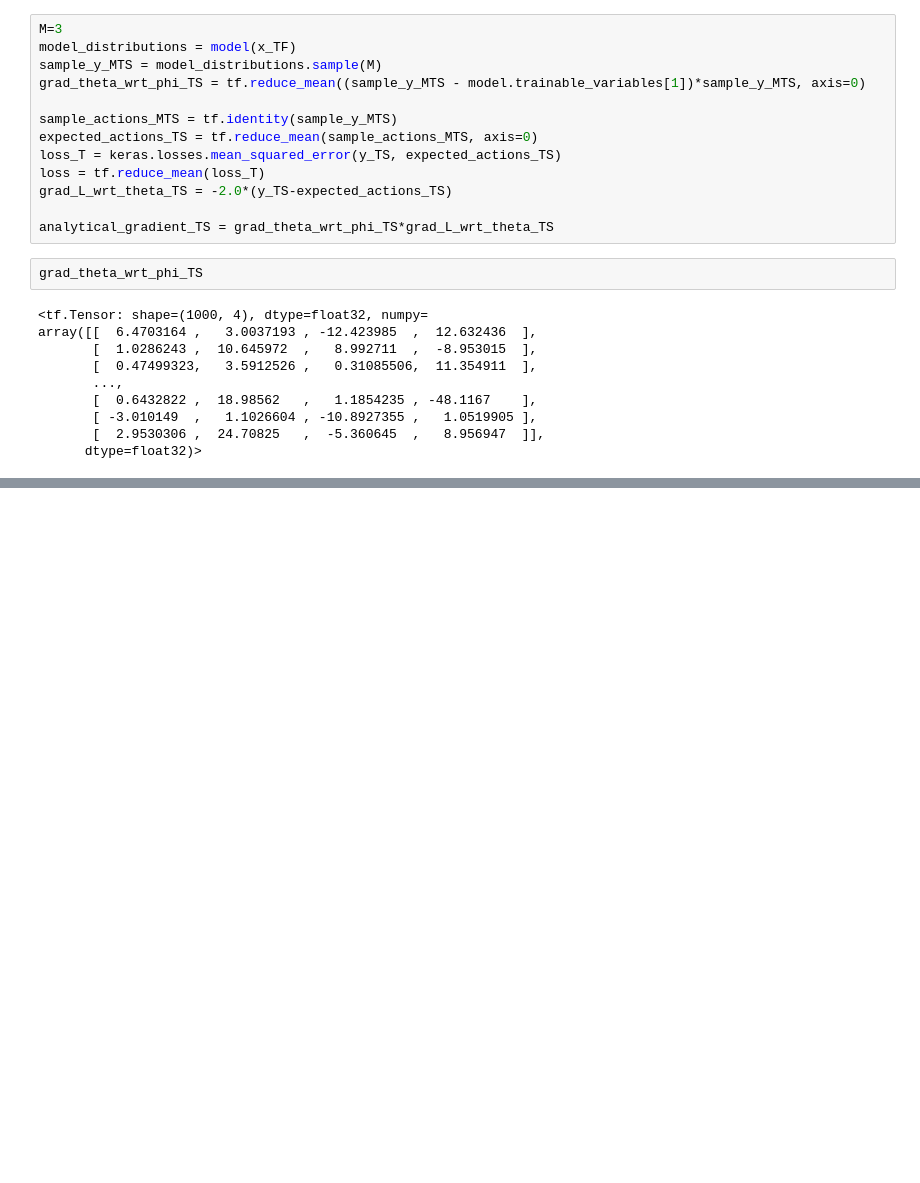
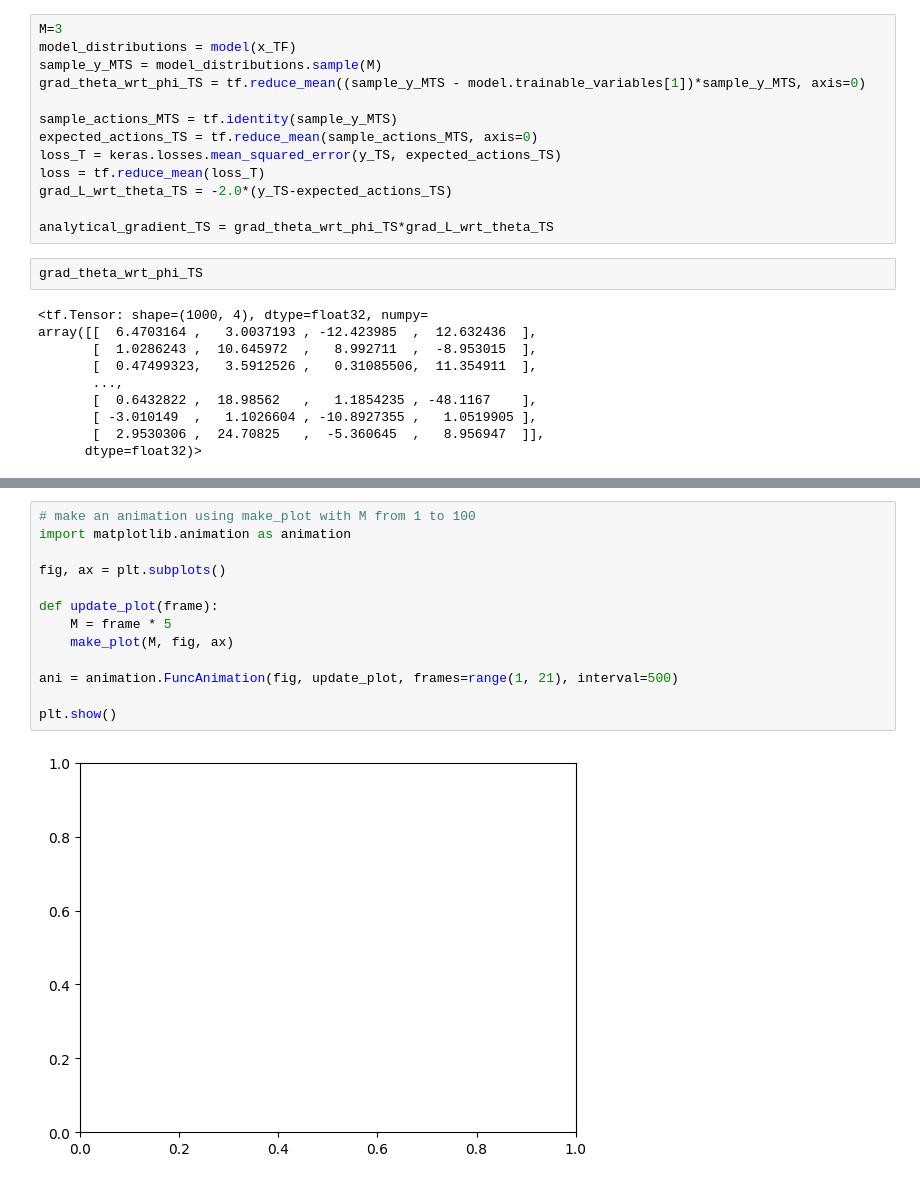
Before and after one commit to kheuton/prob_diff_topk, a Jupyter notebook: AnalyticalNoMix.ipynb, the cells around one changed output, grey strips where cells are left out. Saved outputs shown, nothing was run; the diff lists cells and outputs as text; blank space fills up the shorter version.

```diff
--- a/AnalyticalNoMix.ipynb
+++ b/AnalyticalNoMix.ipynb
@@ -319,0 +366,15 @@ array([   18.658676 ,    -3.0299778, -2496.8857   ,   -37.937603 ],
+# %%
+# make an animation using make_plot with M from 1 to 100
+import matplotlib.animation as animation
+
+fig, ax = plt.subplots()
+
+def update_plot(frame):
+    M = frame * 5
+    make_plot(M, fig, ax)
+
+ani = animation.FuncAnimation(fig, update_plot, frames=range(1, 21), interval=500)
+
+plt.show()
+# %% [output]
+[figure, added]
```
Also changed, not shown: parts of 7 cells of this notebook, 1 other file.
